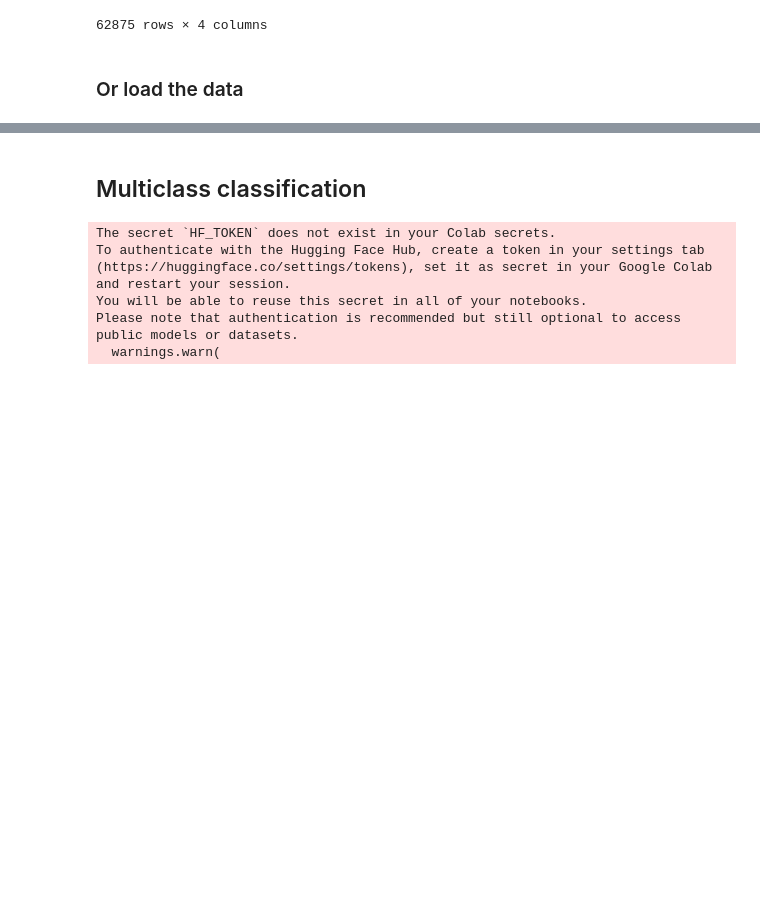
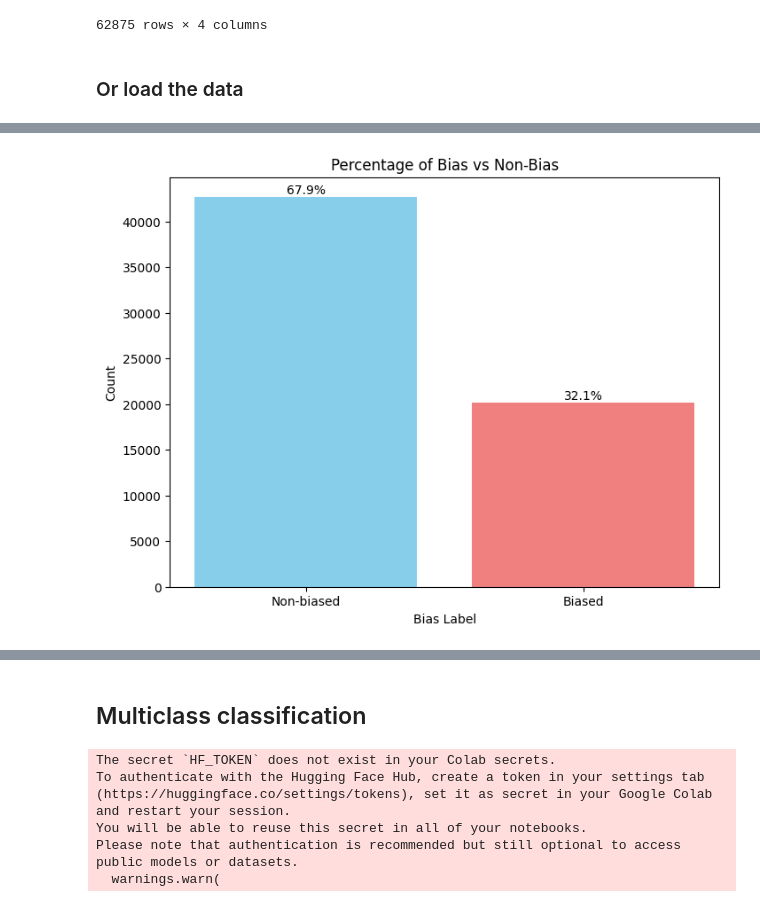
Before and after one commit to MostHumble/LUMA-unbias, a Jupyter notebook: notebooks/bias_detection.ipynb, the cells around one changed output, grey strips where cells are left out. Saved outputs shown, nothing was run; the diff lists cells and outputs as text; code cells hidden in the pictures; blank space fills up the shorter version.

```diff
--- a/notebooks/bias_detection.ipynb
+++ b/notebooks/bias_detection.ipynb
@@ -145,0 +142,28 @@ else:
+# %%
+def get_bias_label(data, threshold = 0.9):
+    # Extract label and score into separate columns
+    data['bias_label'] = data['results'].apply(lambda x: 'Biased' if eval(x)['score'] > threshold else 'Non-biased')
+    data['score'] = data['results'].apply(lambda x: eval(x)['score'])
+    return data
+# %%
+data_sorted = get_bias_label(data_sorted, threshold = 0.98)
+# %%
+bias_counts = data_sorted['bias_label'].value_counts()
+
+# Plotting
+plt.figure(figsize=(8, 6))
+bars = plt.bar(bias_counts.index, bias_counts.values, color=['skyblue', 'lightcoral'])
+
+plt.xlabel('Bias Label')
+plt.ylabel('Count')
+plt.title('Percentage of Bias vs Non-Bias')
+
+# Add percentage labels on top of the bars
+for bar in bars:
+    yval = bar.get_height()
+    plt.text(bar.get_x() + bar.get_width()/2, yval + 5, f'{yval/len(data_sorted)*100:.1f}%', ha='center', va='bottom')
+
+
+plt.show()
+# %% [output]
+[figure, added]
```
Also changed, not shown: parts of 5 cells of this notebook.
